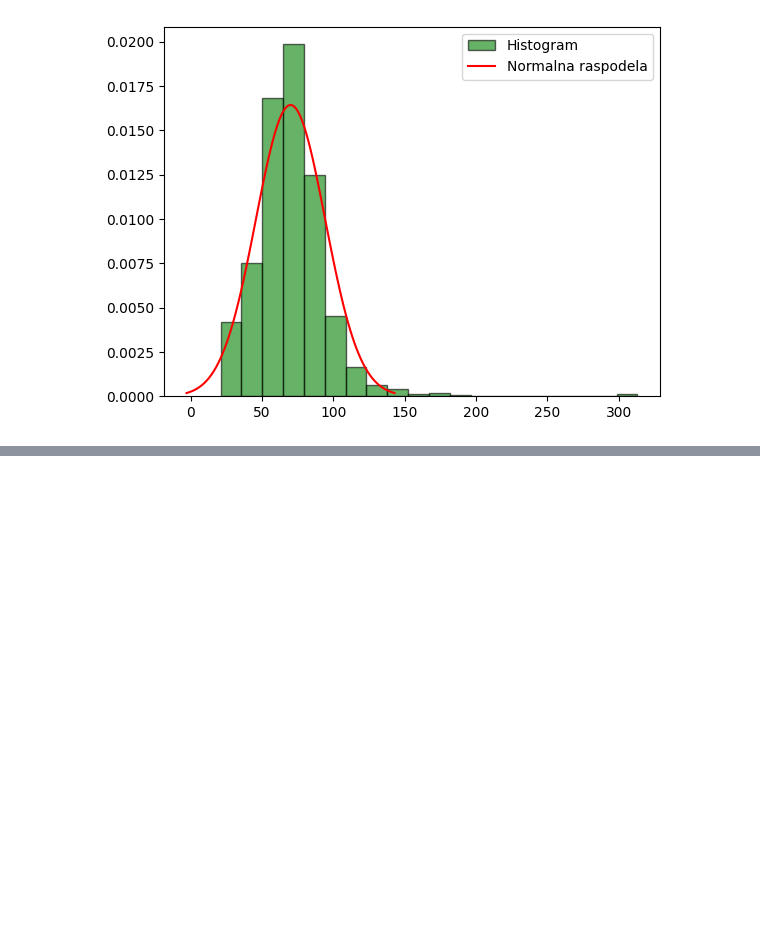
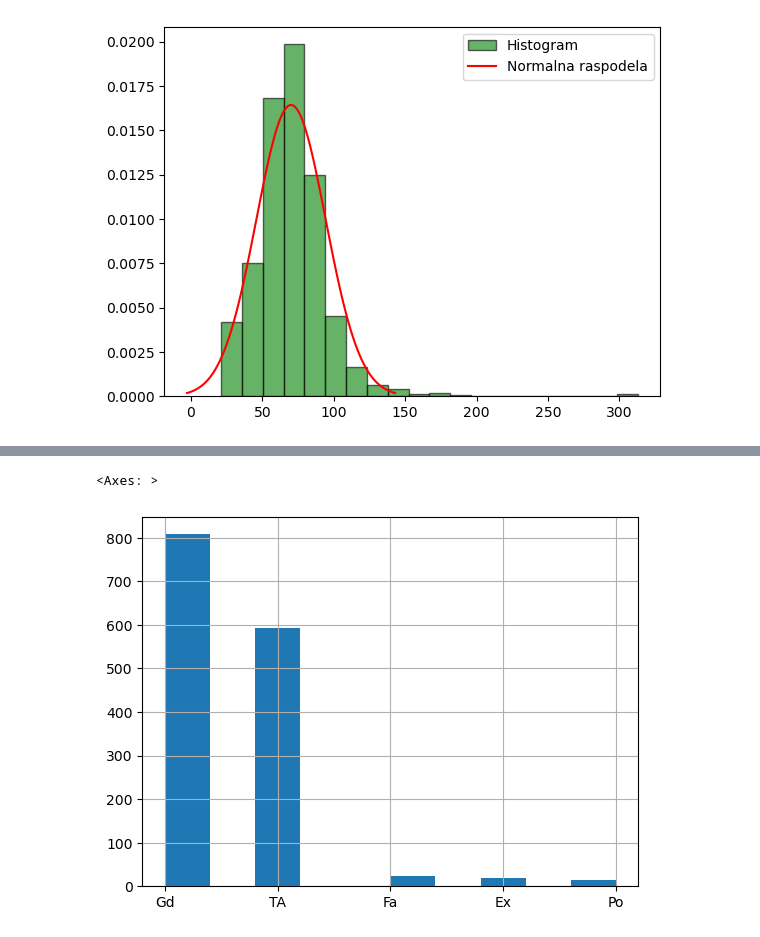
Before and after one commit to kristijanpetronijevic/kaggle_house_prices, a Jupyter notebook: train.ipynb, the cells around one changed output, grey strips where cells are left out. Drawn from its saved outputs; the diff is of its cells as text; code cells hidden in the pictures; blank space fills up the shorter version.

```diff
--- a/train.ipynb
+++ b/train.ipynb
@@ -107,0 +125,16 @@ plt.show()
+# %%
+null_vrednosti = data_frame["FireplaceQu"].isna().sum()
+
+# Generišite random indekse za 50% null vrednosti
+random_indeksi = np.random.choice(data_frame.index, null_vrednosti // 2, replace=False)
+
+# Popunite null vrednosti na random indeksima sa "TA"
+data_frame.loc[random_indeksi, "FireplaceQu"] = "TA"
+
+# Popunite preostale null vrednosti sa "Gd"
+data_frame["FireplaceQu"].fillna("Gd", inplace=True)
+# %%
+data_frame["FireplaceQu"].hist()
+# %% [output]
+<Axes: >
+[figure, added]
```
Also changed, not shown: parts of 38 cells of this notebook.
